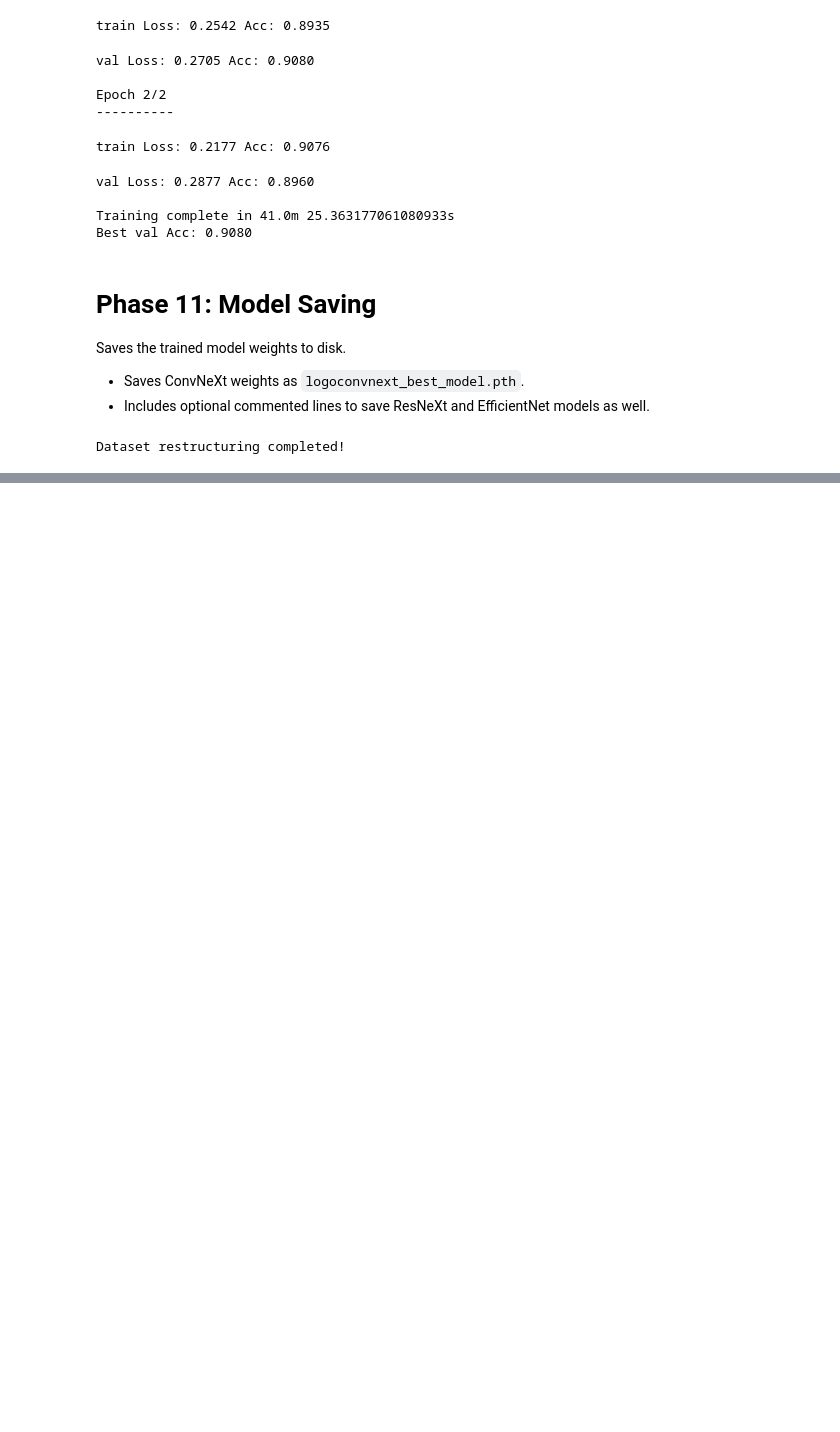
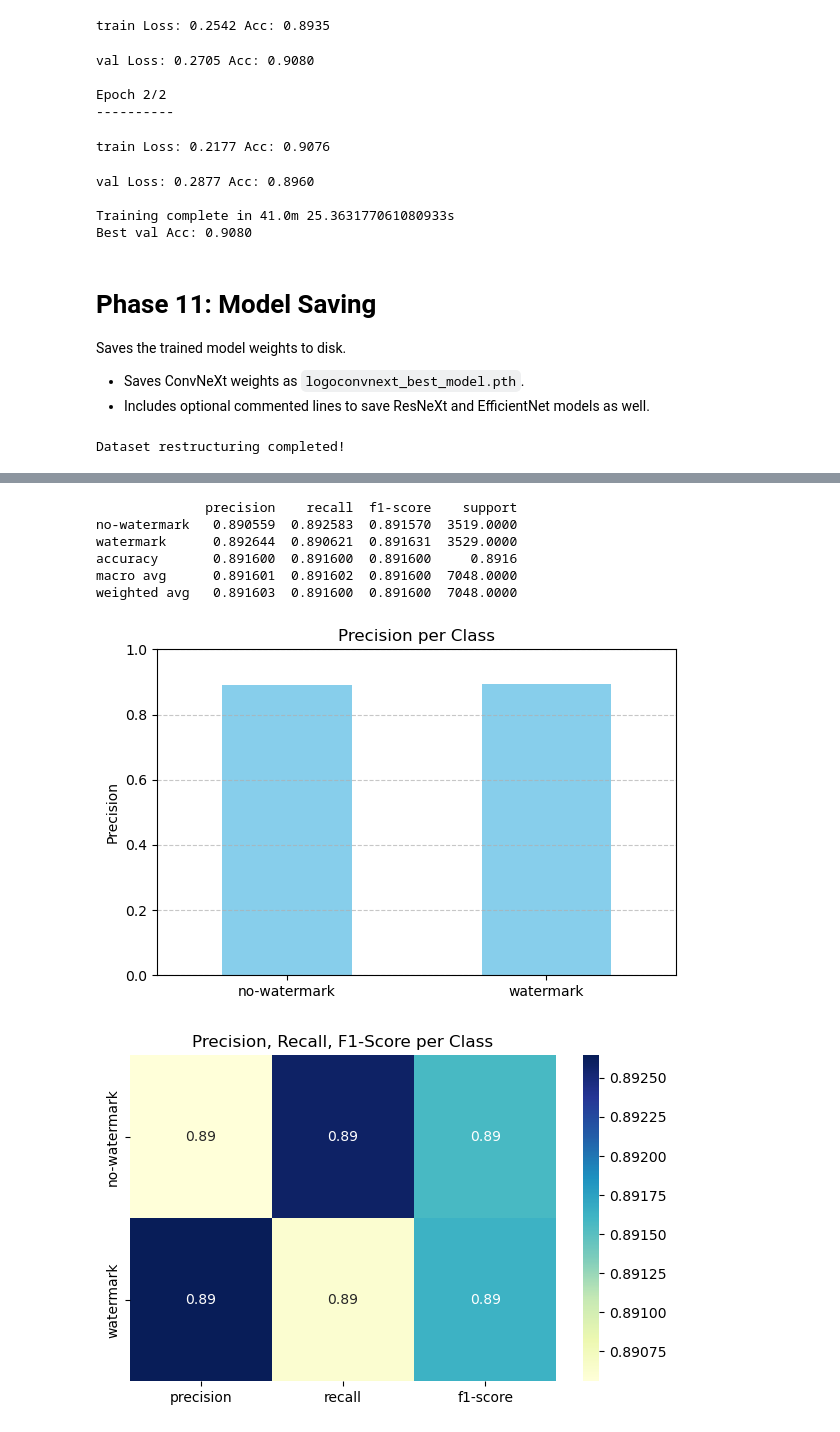
Before and after one commit to Naresh-19/Watermark-Detection-System, a Jupyter notebook: notebooks/model.ipynb, the cells around one changed output, grey strips where cells are left out. Cells and saved outputs as stored; diff of their text form; code cells hidden in the pictures; blank space fills up the shorter version.

```diff
--- a/notebooks/model.ipynb
+++ b/notebooks/model.ipynb
@@ -490,0 +589,38 @@ Dataset restructuring completed!
+# %%
+# Classification report
+from sklearn.metrics import classification_report, confusion_matrix
+import seaborn as sns
+import matplotlib.pyplot as plt
+import pandas as pd
+
+report = classification_report(y_true, y_pred, target_names=class_names, output_dict=True)
+report_df = pd.DataFrame(report).transpose()
+print(report_df)
+
+# Plot precision bar chart
+plt.figure(figsize=(6, 4))
+report_df.loc[class_names, "precision"].plot(kind='bar', color='skyblue')
+plt.title("Precision per Class")
+plt.ylabel("Precision")
+plt.ylim(0, 1)
+plt.grid(True, axis='y', linestyle='--', alpha=0.7)
+plt.xticks(rotation=0)
+plt.tight_layout()
+plt.show()
+
+# Plot heatmap of precision, recall, F1-score
+plt.figure(figsize=(6, 4))
+metrics_only = report_df.loc[class_names, ['precision', 'recall', 'f1-score']]
+sns.heatmap(metrics_only, annot=True, cmap='YlGnBu', fmt=".2f")
+plt.title("Precision, Recall, F1-Score per Class")
+plt.tight_layout()
+plt.show()
+# %% [output]
+              precision    recall  f1-score    support
+no-watermark   0.890559  0.892583  0.891570  3519.0000
+watermark      0.892644  0.890621  0.891631  3529.0000
+accuracy       0.891600  0.891600  0.891600     0.8916
+macro avg      0.891601  0.891602  0.891600  7048.0000
+weighted avg   0.891603  0.891600  0.891600  7048.0000
+[figure, added]
+[figure, added]
```
Also changed, not shown: parts of 8 cells of this notebook, 1 other file.
